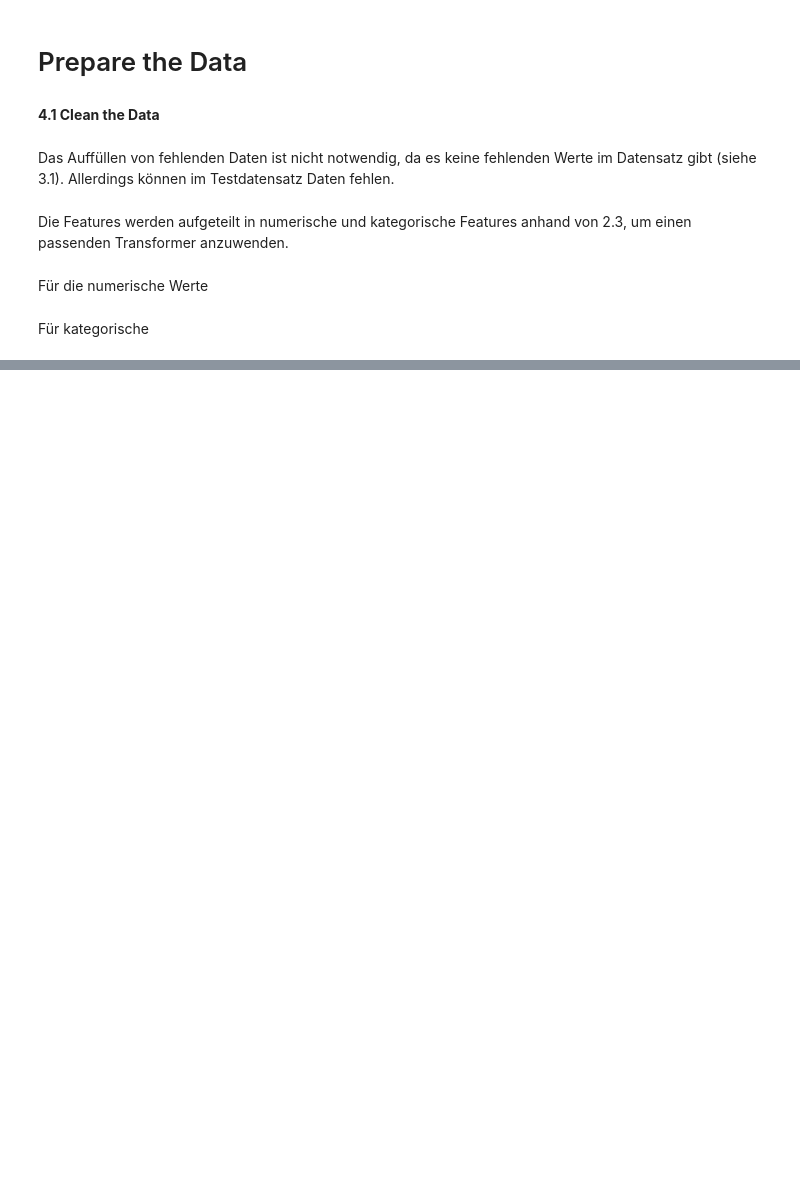
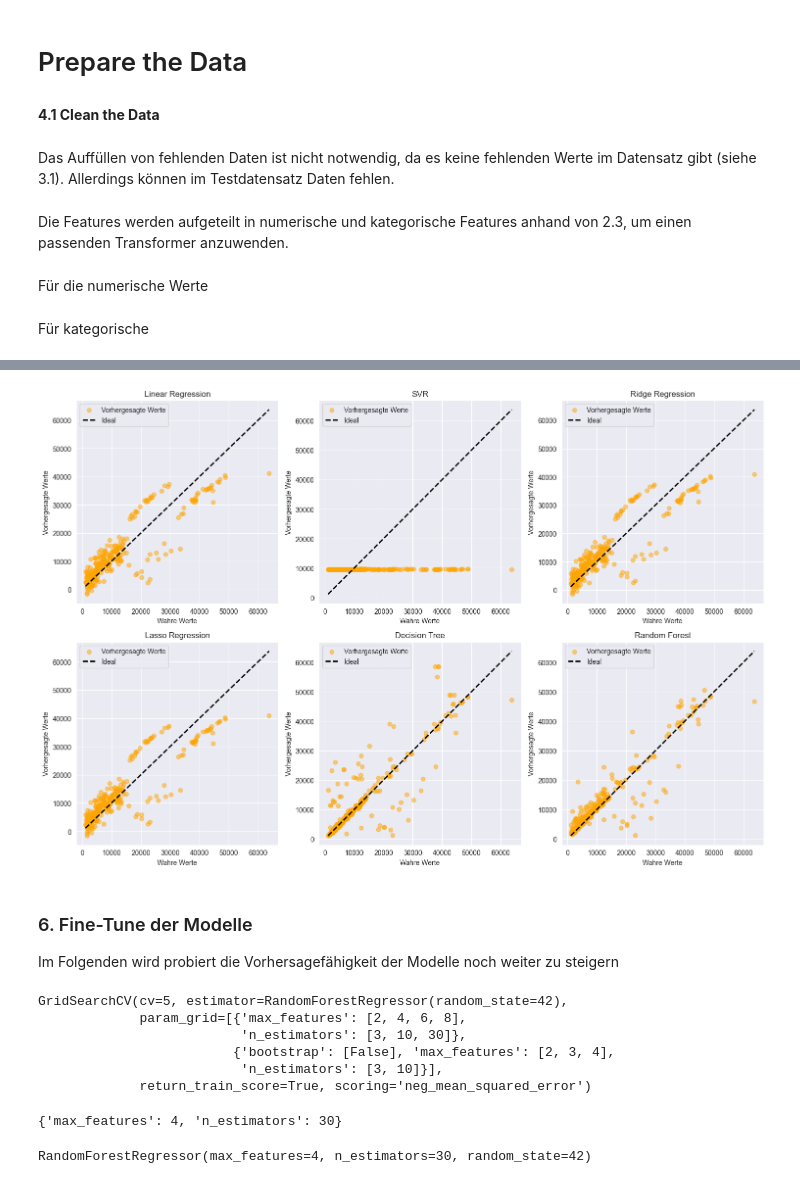
Before and after one commit to raaamk/ML_SoSe24, a Jupyter notebook: src/Assignments/Group Project/Medical Treatment Cost Estimation.ipynb, the cells around one changed output, grey strips where cells are left out. Drawn from its saved outputs; the diff is of its cells as text; code cells hidden in the pictures; blank space fills up the shorter version.

```diff
--- a/src/Assignments/Group Project/Medical Treatment Cost Estimation.ipynb
+++ b/src/Assignments/Group Project/Medical Treatment Cost Estimation.ipynb
@@ -551,0 +489,69 @@ print(importance_df[['Feature', 'Random Forest']].sort_values(by='Random Forest'
+# %%
+# Modellnamen zur Identifikation in der Ergebnismatrix
+model_names = ["Linear Regression", "SVR", "Ridge Regression", "Lasso Regression", "Decision Tree", "Random Forest"]
+
+# Ermittlung der Indizes der Modelle, basierend auf ihrer Position in results_df und model_names
+# Wichtig: Stellen Sie sicher, dass die Reihenfolge in results_df mit model_names übereinstimmt.
+# Dieser Schritt ist abhängig von der genauen Struktur Ihrer results_df.
+
+# Erstellen der 3x2 Subplot-Matrix
+fig, axes = plt.subplots(2,3, figsize=(15, 10))
+axes = axes.flatten() # Umwandlung der Achsen-Struktur in eine einfache Liste für leichteres Iterieren
+
+for i, model_name in enumerate(model_names):
+    ax = axes[i]
+    # Angenommen, die vorhergesagten Werte sind direkt in der Spalte 'y_pred' gespeichert
+    y_pred = results_df.iloc[i]['y_pred']
+
+    # Scatter-Plot der vorhergesagten Werte
+    ax.scatter(y_test, y_pred, color='orange', alpha=0.5, label='Vorhergesagte Werte')
+
+    # Ideal-Linie
+    ax.plot([y_test.min(), y_test.max()], [y_test.min(), y_test.max()], 'k--', lw=2, label='Ideal')
+
+    # Beschriftungen und Titel
+    ax.set_xlabel('Wahre Werte')
+    ax.set_ylabel('Vorhergesagte Werte')
+    ax.set_title(f'{model_name}')
+    ax.legend()
+
+# Anpassung des Layouts für bessere Lesbarkeit
+plt.tight_layout()
+plt.show()
+# %% [output]
+[figure, added]
+# %% [markdown]
+### 6. Fine-Tune der Modelle
+
+Im Folgenden wird probiert die Vorhersagefähigkeit der Modelle noch weiter zu steigern
+# %%
+from sklearn.model_selection import GridSearchCV
+
+param_grid = [
+    # try 12 (3×4) combinations of hyperparameters
+    {'n_estimators': [3, 10, 30], 'max_features': [2, 4, 6, 8]},
+    # then try 6 (2×3) combinations with bootstrap set as False
+    {'bootstrap': [False], 'n_estimators': [3, 10], 'max_features': [2, 3, 4]},
+  ]
+
+forest_reg = RandomForestRegressor(random_state=42)
+# train across 5 folds, that's a total of (12+6)*5=90 rounds of training
+grid_search = GridSearchCV(forest_reg, param_grid, cv=5,
+                           scoring='neg_mean_squared_error',
+                           return_train_score=True)
+grid_search.fit(transformed_x_train, y_train)
+# %% [output]
+GridSearchCV(cv=5, estimator=RandomForestRegressor(random_state=42),
+             param_grid=[{'max_features': [2, 4, 6, 8],
+                          'n_estimators': [3, 10, 30]},
+                         {'bootstrap': [False], 'max_features': [2, 3, 4],
+                          'n_estimators': [3, 10]}],
+             return_train_score=True, scoring='neg_mean_squared_error')
+# %%
+grid_search.best_params_
+# %% [output]
+{'max_features': 4, 'n_estimators': 30}
+# %%
+grid_search.best_estimator_
+# %% [output]
+RandomForestRegressor(max_features=4, n_estimators=30, random_state=42)
```
Also changed, not shown: parts of 20 cells of this notebook.
